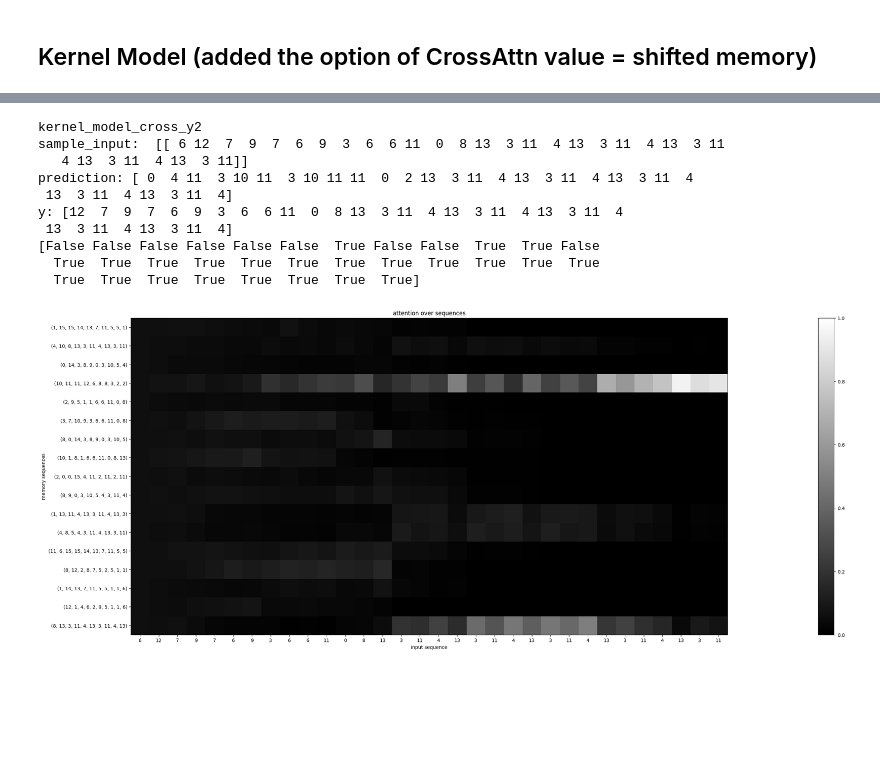
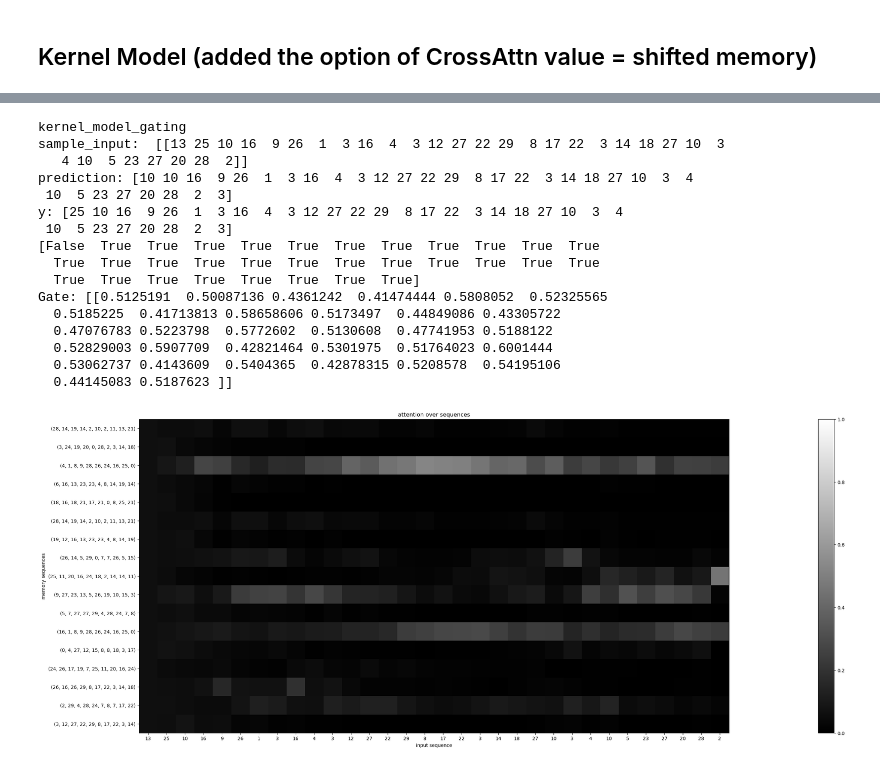
Before and after one commit to Awni00/hierarchical-attention-external-memory, a Jupyter notebook: kernel_model_experiments/dev_memory_retrieval_inductive_biases_gating_added.ipynb, the cells around one changed output, grey strips where cells are left out. Saved outputs shown, nothing was run; the diff lists cells and outputs as text; code cells hidden in the pictures; blank space fills up the shorter version.

Commit message:
gating added to kernel model

```diff
--- a/kernel_model_experiments/dev_memory_retrieval_inductive_biases_gating_added.ipynb
+++ b/kernel_model_experiments/dev_memory_retrieval_inductive_biases_gating_added.ipynb
@@ -644,0 +621,3 @@ plt.plot(acc_by_pos)
+# %%
+history2 = kernel_model_gating.fit(train_ds, validation_data=test_ds, verbose=0, callbacks=create_callbacks(), **fit_kwargs)
+utils.plot_history(history2, plot_attrs=('loss', 'accuracy'), val=True, figsize=(12,4));
@@ -644,0 +629,37 @@ plt.plot(acc_by_pos)
+# %%
+def plot_seq_attention(attn_, mem_seqs_x, train_seqs_x):
+    num_mem_seqs = attn_.shape[0]
+    fig, ax = plt.subplots(figsize=(num_mem_seqs*4,12))
+    im = ax.imshow(attn_, cmap='gray', vmin=0, vmax=1)
+    ax.set_yticks(range(len(mem_seqs_x)))
+    ax.set_xticks(range(len(train_seqs_x)))
+    ax.set_yticklabels([tuple(x) for x in mem_seqs_x]);
+    ax.set_xticklabels(train_seqs_x);
+
+    ax.set_xlabel('input sequence')
+    ax.set_ylabel('memory sequences')
+    ax.set_title('attention over sequences')
+
+    fig.colorbar(im, ax=ax)
+def print_gate_and_attn_cross_y(sample_input_index, seqs_x_train, seqs_y_train, mem_seqs_x_train, mem_seqs_y_train, memory_model):
+    """
+    choose sample input and plot the attention associated to the argmax probability vocab at each input position
+    (memory_seq versus each input element), call plot_seq_attention as subfunction
+    """
+    b = sample_input_index
+    sample_input = seqs_x_train[b:b+1]
+    print("sample_input: ",sample_input)
+    sample_mem_seq_x = mem_seqs_x_train[b:b+1]
+    sample_mem_seq_y = mem_seqs_y_train[b:b+1]
+
+    pred = memory_model([sample_input, sample_mem_seq_x, sample_mem_seq_y])
+    pred = np.argmax(pred, axis=-1)
+    print(f'prediction: {pred[0]}')
+    print(f'y: {seqs_y_train[b]}')
+    print(pred[0] == seqs_y_train[b])
+    attn_ = memory_model.alpha_it[0]
+    gate = memory_model.gate[0]
+    print("Gate:", gate.numpy().T)
+    plot_seq_attention(attn_, sample_mem_seq_x[0], sample_input[0])
+
+print_gate_and_attn_cross_y(10, seqs_x_train, seqs_y_train, mem_seqs_x_train, mem_seqs_y_train, kernel_model_gating)
@@ -645,23 +683,30 @@ plt.plot(acc_by_pos)
 # %%
+# change memory at inference time
 mem_seqs_x_train, mem_seqs_y_train = zip(*[sample_mem_dataset(mem_seq_len, mem_size, input_seq, num_subseqs=1) for input_seq in seqs_x_train])
 mem_seqs_x_test, mem_seqs_y_test = zip(*[sample_mem_dataset(mem_seq_len, mem_size, input_seq, num_subseqs=1) for input_seq in seqs_x_test])
 
 mem_seqs_x_train, mem_seqs_y_train = np.array(mem_seqs_x_train), np.array(mem_seqs_y_train)
 mem_seqs_x_test, mem_seqs_y_test = np.array(mem_seqs_x_test), np.array(mem_seqs_y_test)
 
 idx = np.random.choice(len(seqs_x_test))
-print('kernel_model_cross_y2')
+print('kernel_model_gating')
 
-plot_attention(idx, seqs_x_test, seqs_y_test, mem_seqs_x_test, mem_seqs_y_test, kernel_model_cross_y2)
+print_gate_and_attn_cross_y(idx, seqs_x_test, seqs_y_test, mem_seqs_x_test, mem_seqs_y_test, kernel_model_gating)
 # %% [output]
-kernel_model_cross_y2
-sample_input:  [[ 6 12  7  9  7  6  9  3  6  6 11  0  8 13  3 11  4 13  3 11  4 13  3 11
-   4 13  3 11  4 13  3 11]]
-prediction: [ 0  4 11  3 10 11  3 10 11 11  0  2 13  3 11  4 13  3 11  4 13  3 11  4
- 13  3 11  4 13  3 11  4]
-y: [12  7  9  7  6  9  3  6  6 11  0  8 13  3 11  4 13  3 11  4 13  3 11  4
- 13  3 11  4 13  3 11  4]
-[False False False False False False  True False False  True  True False
+kernel_model_gating
+sample_input:  [[13 25 10 16  9 26  1  3 16  4  3 12 27 22 29  8 17 22  3 14 18 27 10  3
+   4 10  5 23 27 20 28  2]]
+prediction: [10 10 16  9 26  1  3 16  4  3 12 27 22 29  8 17 22  3 14 18 27 10  3  4
+ 10  5 23 27 20 28  2  3]
+y: [25 10 16  9 26  1  3 16  4  3 12 27 22 29  8 17 22  3 14 18 27 10  3  4
+ 10  5 23 27 20 28  2  3]
+[False  True  True  True  True  True  True  True  True  True  True  True
   True  True  True  True  True  True  True  True  True  True  True  True
   True  True  True  True  True  True  True  True]
+Gate: [[0.5125191  0.50087136 0.4361242  0.41474444 0.5808052  0.52325565
+  0.5185225  0.41713813 0.58658606 0.5173497  0.44849086 0.43305722
+  0.47076783 0.5223798  0.5772602  0.5130608  0.47741953 0.5188122
+  0.52829003 0.5907709  0.42821464 0.5301975  0.51764023 0.6001444
+  0.53062737 0.4143609  0.5404365  0.42878315 0.5208578  0.54195106
+  0.44145083 0.5187623 ]]
-[figure, old version]
+[figure, new version]
```
Also changed, not shown: parts of 52 cells of this notebook.
